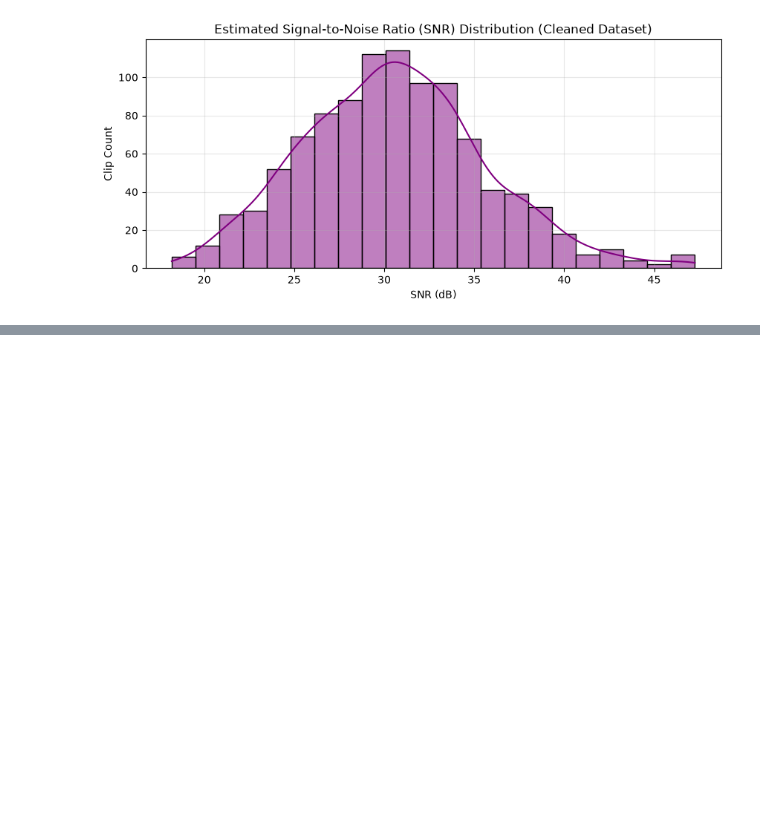
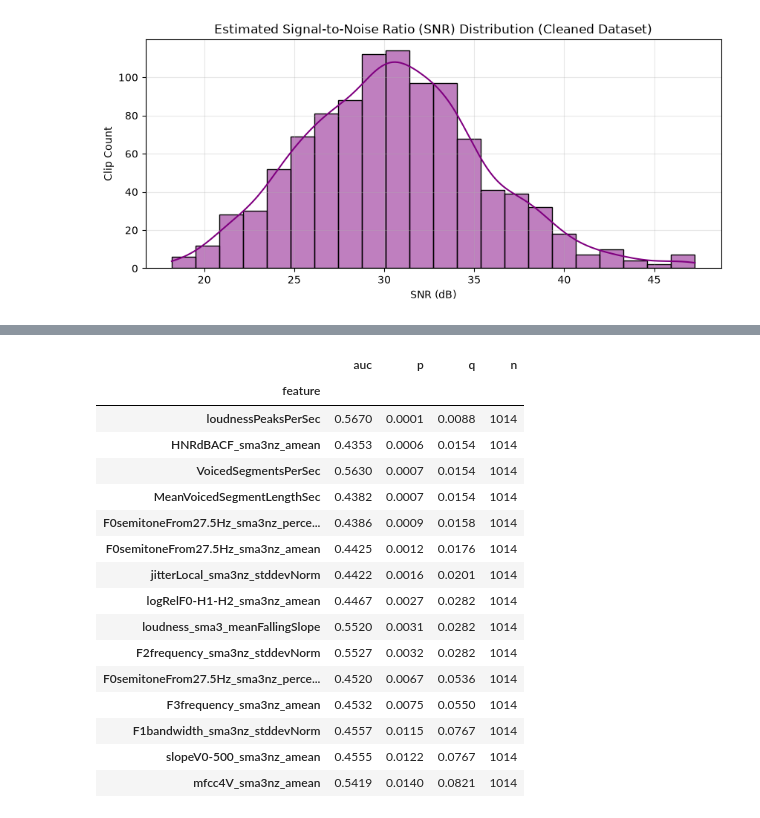
Before and after one commit to Multimodal-Deception-Detector-Grad-Proj/multimodal-deception-detector-backbone-model, a Jupyter notebook: notebooks/02_eda_acoustic.ipynb, the cells around one changed output, grey strips where cells are left out. Saved outputs shown, nothing was run; the diff lists cells and outputs as text; code cells hidden in the pictures; blank space fills up the shorter version.

```diff
--- a/notebooks/02_eda_acoustic.ipynb
+++ b/notebooks/02_eda_acoustic.ipynb
@@ -641,0 +1600,66 @@ Target format validation -> Expected feature dimensions match D_aud=128.
+# %%
+from sklearn.impute import SimpleImputer
+from sklearn.linear_model import LogisticRegression
+from sklearn.metrics import roc_auc_score
+from sklearn.model_selection import StratifiedGroupKFold
+from sklearn.pipeline import make_pipeline
+from sklearn.preprocessing import StandardScaler
+
+
+def within_episode_auc(df, cols, n_perm=10_000):
+    """AUC per feature after removing each episode's median, with a within-episode permutation test + BH-FDR over `cols`.
+    n_perm must grow with the number of features: the smallest p-value is 1/(n_perm+1), and after BH over k features the
+    smallest possible q is k/(n_perm+1). With 88 features and 2,000 permutations no q could drop below 0.044."""
+    global FEATURES, N_PERM
+    saved, saved_n = FEATURES, N_PERM
+    FEATURES, N_PERM = list(cols), n_perm     # prepare()/auc_table() read these globals
+    try:
+        return auc_table(prepare(df), "_n")
+    finally:
+        FEATURES, N_PERM = saved, saved_n
+
+
+def cv_auc2(df, cols, C=1.0, repeats=5):
+    X, y, g = df[cols], df["y"].to_numpy(), df["episode"].to_numpy()
+    scores = []
+    for r in range(repeats):
+        cv = StratifiedGroupKFold(n_splits=5, shuffle=True, random_state=42 + r)
+        for tr, te in cv.split(X, y, g):
+            m = make_pipeline(SimpleImputer(strategy="median"), StandardScaler(), LogisticRegression(C=C, max_iter=2000))
+            m.fit(X.iloc[tr], y[tr])
+            scores.append(roc_auc_score(y[te], m.predict_proba(X.iloc[te])[:, 1]))
+    return np.mean(scores), np.std(scores)
+
+
+# --- eGeMAPS: 88 features, so expect a few false positives; rely on the q-value, not the AUC alone ---
+ege_tab = within_episode_auc(feat_ege, EGEMAPS_FEATURES)
+ege_tab["effect"] = (ege_tab["auc"] - 0.5).abs()
+print(f"eGeMAPS: {(ege_tab['q'] < 0.05).sum()} of {len(ege_tab)} features with q < 0.05 (within-episode)")
+display(ege_tab.sort_values("q").head(15)[["auc", "p", "q", "n"]].round(4))
+
+# --- pitch / loudness contour dynamics ---
+con_tab = within_episode_auc(feat_contour, CONTOUR_FEATURES)
+print("\nContour dynamics (AUC < 0.5 = lower for lies):")
+display(con_tab.sort_values("q")[["auc", "p", "q", "n"]].round(4))
+
+# --- does any of it improve the classifier? episode-grouped CV ---
+all_df = (feat_raw[["clip_id", "label"] + PROSODY_FEATURES]
+          .merge(feat_timing[["clip_id"] + TIMING_FEATURES], on="clip_id")
+          .merge(feat_contour[["clip_id"] + CONTOUR_FEATURES], on="clip_id")
+          .merge(feat_ege[["clip_id"] + EGEMAPS_FEATURES], on="clip_id"))
+all_df["episode"] = all_df["clip_id"].map(episode_of)
+all_df["y"] = (all_df["label"] == "Lie").astype(int)
+all_df = all_df.replace([np.inf, -np.inf], np.nan)
+
+sets = {
+    "prosody + timing (25 features)": (PROSODY_FEATURES + TIMING_FEATURES, 1.0),
+    "contour dynamics only": (CONTOUR_FEATURES, 1.0),
+    "prosody + timing + contour": (PROSODY_FEATURES + TIMING_FEATURES + CONTOUR_FEATURES, 1.0),
+    "eGeMAPS only (88, C=0.05)": (EGEMAPS_FEATURES, 0.05),
+    "everything (C=0.05)": (PROSODY_FEATURES + TIMING_FEATURES + CONTOUR_FEATURES + EGEMAPS_FEATURES, 0.05),
+}
+print("\nEpisode-grouped 5-fold CV, logistic regression (AUC, 0.5 = chance):")
+for name, (cols, C) in sets.items():
+    m, s = cv_auc2(all_df, cols, C=C)
+    print(f"  {name:<34} {m:.3f} +/- {s:.3f}")
+# %% [output]
@@ -641,0 +1667,17 @@ Target format validation -> Expected feature dimensions match D_aud=128.
+|  | auc | p | q | n |
+| feature |  |  |  |  |
+| loudnessPeaksPerSec | 0.5670 | 0.0001 | 0.0088 | 1014 |
+| HNRdBACF_sma3nz_amean | 0.4353 | 0.0006 | 0.0154 | 1014 |
+| VoicedSegmentsPerSec | 0.5630 | 0.0007 | 0.0154 | 1014 |
+| MeanVoicedSegmentLengthSec | 0.4382 | 0.0007 | 0.0154 | 1014 |
+| F0semitoneFrom27.5Hz_sma3nz_perce... | 0.4386 | 0.0009 | 0.0158 | 1014 |
+| F0semitoneFrom27.5Hz_sma3nz_amean | 0.4425 | 0.0012 | 0.0176 | 1014 |
+| jitterLocal_sma3nz_stddevNorm | 0.4422 | 0.0016 | 0.0201 | 1014 |
+| logRelF0-H1-H2_sma3nz_amean | 0.4467 | 0.0027 | 0.0282 | 1014 |
+| loudness_sma3_meanFallingSlope | 0.5520 | 0.0031 | 0.0282 | 1014 |
+| F2frequency_sma3nz_stddevNorm | 0.5527 | 0.0032 | 0.0282 | 1014 |
+| F0semitoneFrom27.5Hz_sma3nz_perce... | 0.4520 | 0.0067 | 0.0536 | 1014 |
+| F3frequency_sma3nz_amean | 0.4532 | 0.0075 | 0.0550 | 1014 |
+| F1bandwidth_sma3nz_stddevNorm | 0.4557 | 0.0115 | 0.0767 | 1014 |
+| slopeV0-500_sma3nz_amean | 0.4555 | 0.0122 | 0.0767 | 1014 |
+| mfcc4V_sma3nz_amean | 0.5419 | 0.0140 | 0.0821 | 1014 |
```
Also changed, not shown: parts of 34 cells of this notebook.
